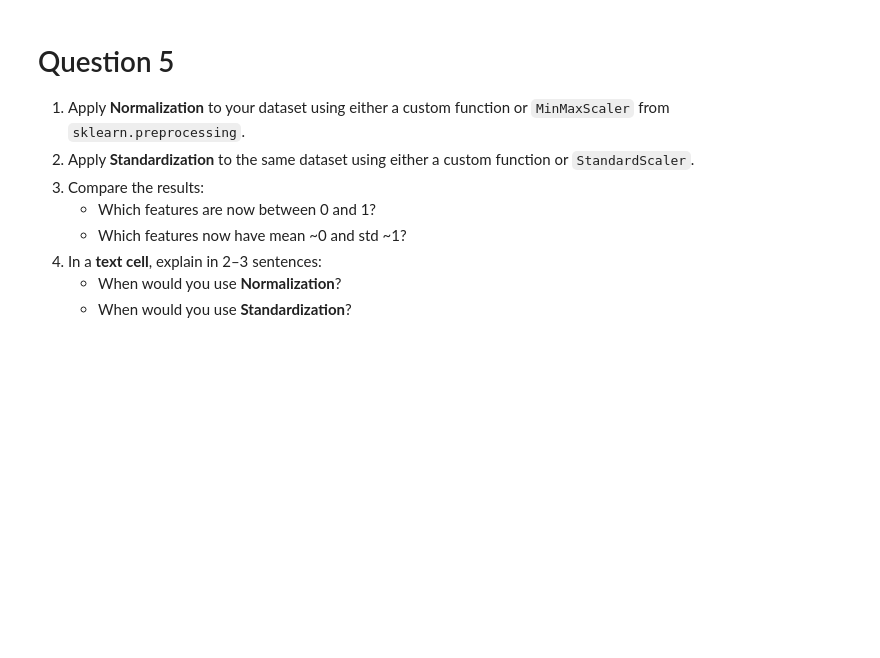
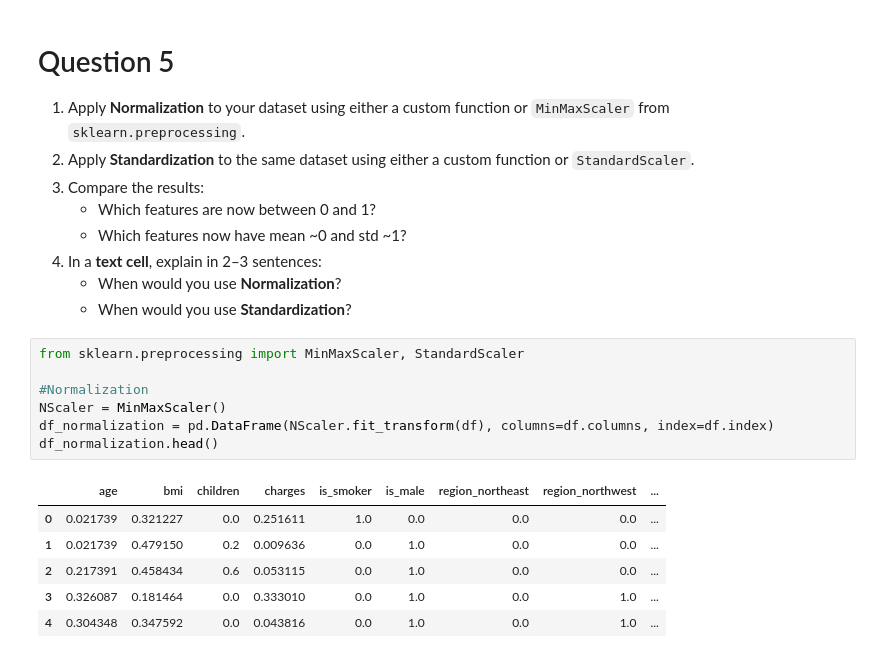
Before and after one commit to JotaN98/MCsDataScience_AI, a Jupyter notebook: Lab1/Lab1.ipynb, the cells around one changed output. Drawn from its saved outputs; the diff is of its cells as text; blank space fills up the shorter version.

```diff
--- a/Lab1/Lab1.ipynb
+++ b/Lab1/Lab1.ipynb
@@ -705,3 +705,17 @@ x' = \frac{x - \mu}{\sigma}
 4. In a **text cell**, explain in 2–3 sentences:
    - When would you use **Normalization**?
    - When would you use **Standardization**?
+# %%
+from sklearn.preprocessing import MinMaxScaler, StandardScaler
+
+#Normalization
+NScaler = MinMaxScaler()
+df_normalization = pd.DataFrame(NScaler.fit_transform(df), columns=df.columns, index=df.index)
+df_normalization.head()
+# %% [output]
+|  | age | bmi | children | charges | is_smoker | is_male | region_northeast | region_northwest | ... |
+| 0 | 0.021739 | 0.321227 | 0.0 | 0.251611 | 1.0 | 0.0 | 0.0 | 0.0 | ... |
+| 1 | 0.021739 | 0.479150 | 0.2 | 0.009636 | 0.0 | 1.0 | 0.0 | 0.0 | ... |
+| 2 | 0.217391 | 0.458434 | 0.6 | 0.053115 | 0.0 | 1.0 | 0.0 | 0.0 | ... |
+| 3 | 0.326087 | 0.181464 | 0.0 | 0.333010 | 0.0 | 1.0 | 0.0 | 1.0 | ... |
+| 4 | 0.304348 | 0.347592 | 0.0 | 0.043816 | 0.0 | 1.0 | 0.0 | 1.0 | ... |
```
Also changed, not shown: parts of 4 cells of this notebook.
